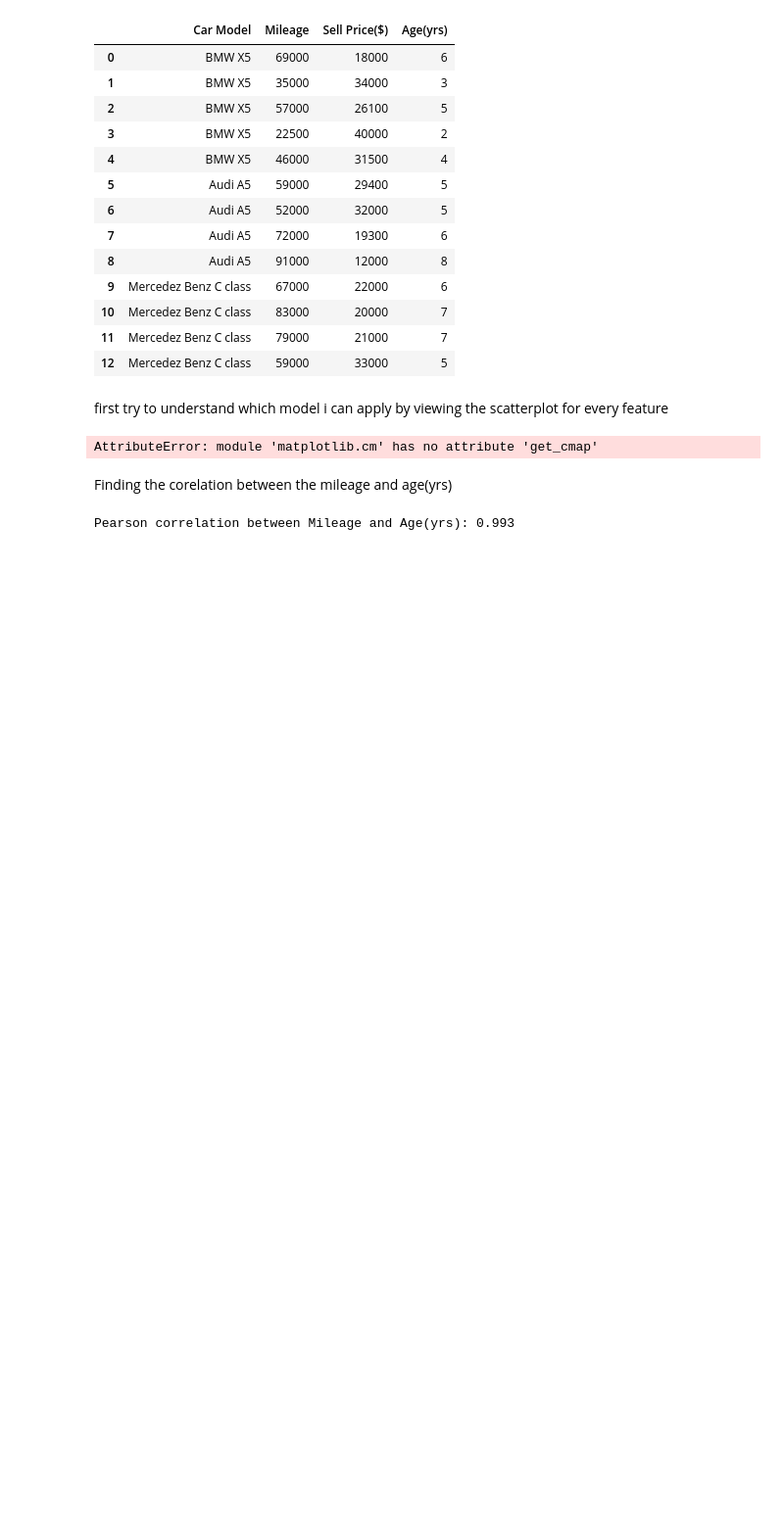
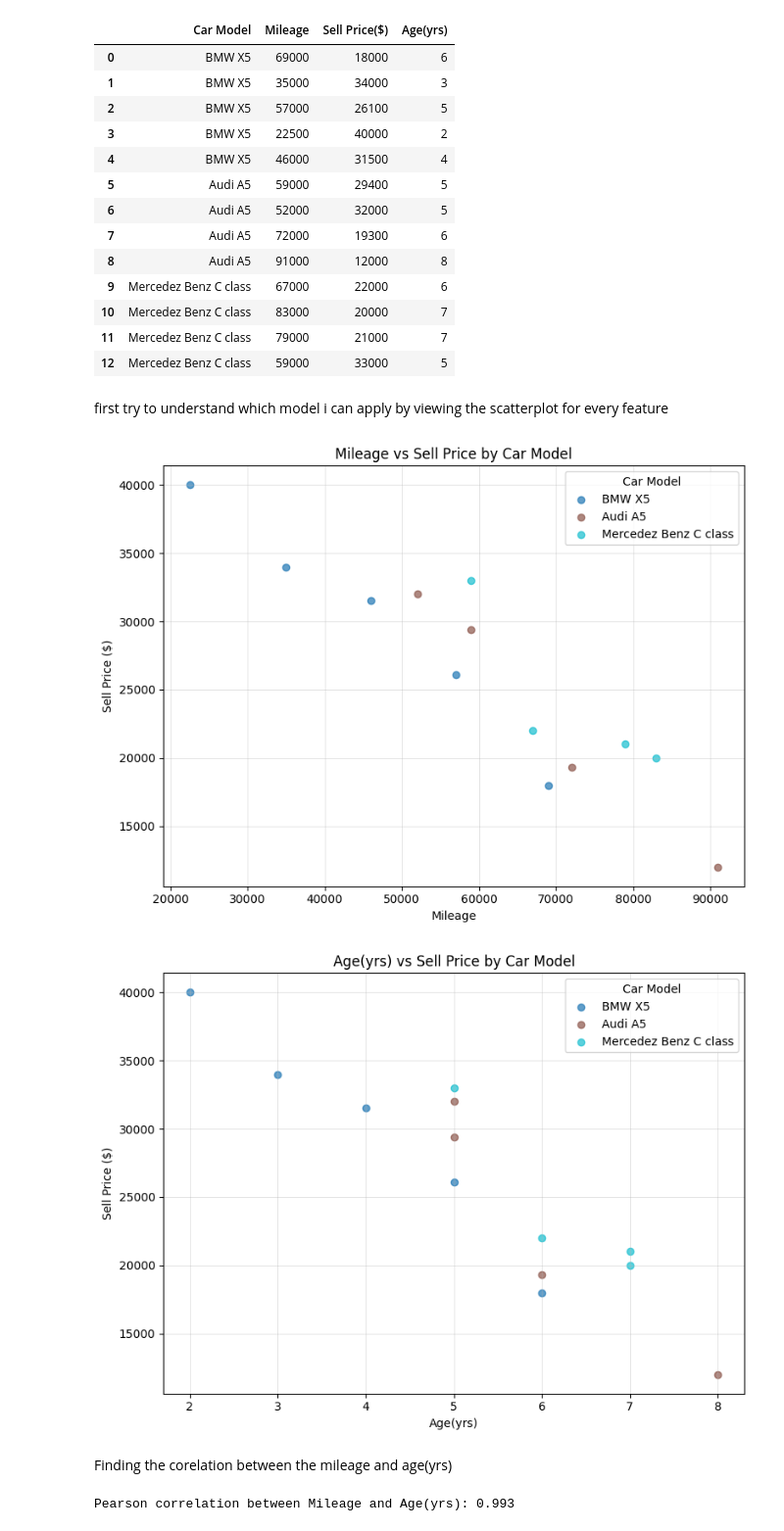
Before and after one commit to AdelZahid/Machine_learning_practice, a Jupyter notebook: Adel/ML_supervised/Exercise/OneHotEncoding.ipynb, the cells around one changed output. Shown at 98% size. Drawn from its saved outputs; the diff is of its cells as text; code cells hidden in the pictures; blank space fills up the shorter version.

```diff
--- a/Adel/ML_supervised/Exercise/OneHotEncoding.ipynb
+++ b/Adel/ML_supervised/Exercise/OneHotEncoding.ipynb
@@ -23,42 +23,60 @@ df
 # %% [markdown]
 first try to understand which model i can apply by viewing the scatterplot for every feature
 # %%
-import pandas as pd
+
 import matplotlib.pyplot as plt
 
 def plot_features_vs_price_by_model(csv_file):
     # Read the CSV file
     df = pd.read_csv(csv_file)
 
-    # Define features to plot against Sell Price (excluding Car Model)
+    # Columns
+    model_col = 'Car Model'
     features = ['Mileage', 'Age(yrs)']
     target = 'Sell Price($)'
 
-    # Get unique car models
-    car_models = df['Car Model'].unique()
+    # Basic validation
+    missing = [c for c in [model_col, *features, target] if c not in df.columns]
+    if missing:
+        raise ValueError(f"Missing required column(s): {missing}")
 
-    # Define colors for different car models
-    colors = plt.cm.get_cmap('tab10')(range(len(car_models)))
+    # Ensure numeric types (coerce non-numerics to NaN) and drop rows with missing values
+    df[features + [target]] = df[features + [target]].apply(pd.to_numeric, errors='coerce')
+    df = df.dropna(subset=features + [target] + [model_col])
+
+    # Unique car models
+    car_models = df[model_col].astype(str).unique()
+
+    # Get a colormap and generate enough distinct colors
+    cmap = plt.get_cmap('tab10')              # <- fixed: use plt.get_cmap or from matplotlib import cm
+    colors = cmap(np.linspace(0, 1, max(2, len(car_models))))
 
     # Create scatter plots for each feature
     for feature in features:
         plt.figure(figsize=(8, 6))
         for i, model in enumerate(car_models):
-            # Filter data for the current car model
-            model_data = df[df['Car Model'] == model]
-            plt.scatter(model_data[feature], model_data[target], c=[colors[i]], label=model, alpha=0.5)
+            model_data = df[df[model_col] == model]
+            plt.scatter(
+                model_data[feature],
+                model_data[target],
+                label=model,
+                color=colors[i % len(colors)],
+                alpha=0.7
+            )
+
         plt.xlabel(feature)
         plt.ylabel('Sell Price ($)')
         plt.title(f'{feature} vs Sell Price by Car Model')
-        plt.legend()
-        plt.grid(True)
+        plt.grid(True, linewidth=0.5, alpha=0.5)
+        plt.legend(title=model_col, frameon=True)
         plt.tight_layout()
         plt.show()
 
 # Call the function with the CSV file
 plot_features_vs_price_by_model('carprices.csv')
 # %% [output]
-AttributeError: module 'matplotlib.cm' has no attribute 'get_cmap'
+[figure, added]
+[figure, added]
 # %% [markdown]
 Finding the corelation between the mileage and age(yrs)
 # %%
```
Also changed, not shown: parts of 4 cells of this notebook, 5 other files.
